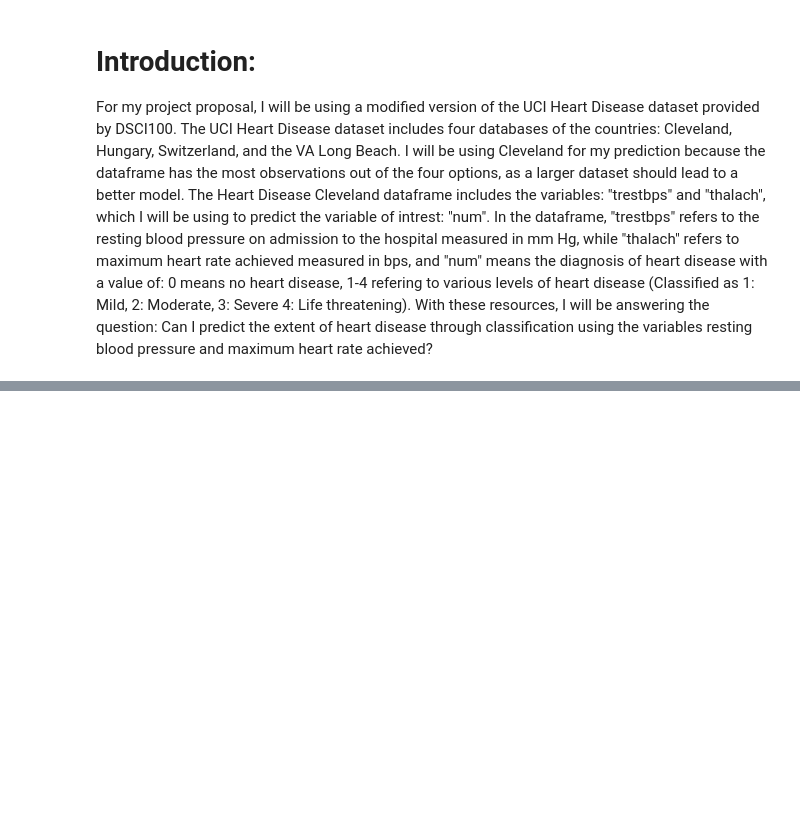
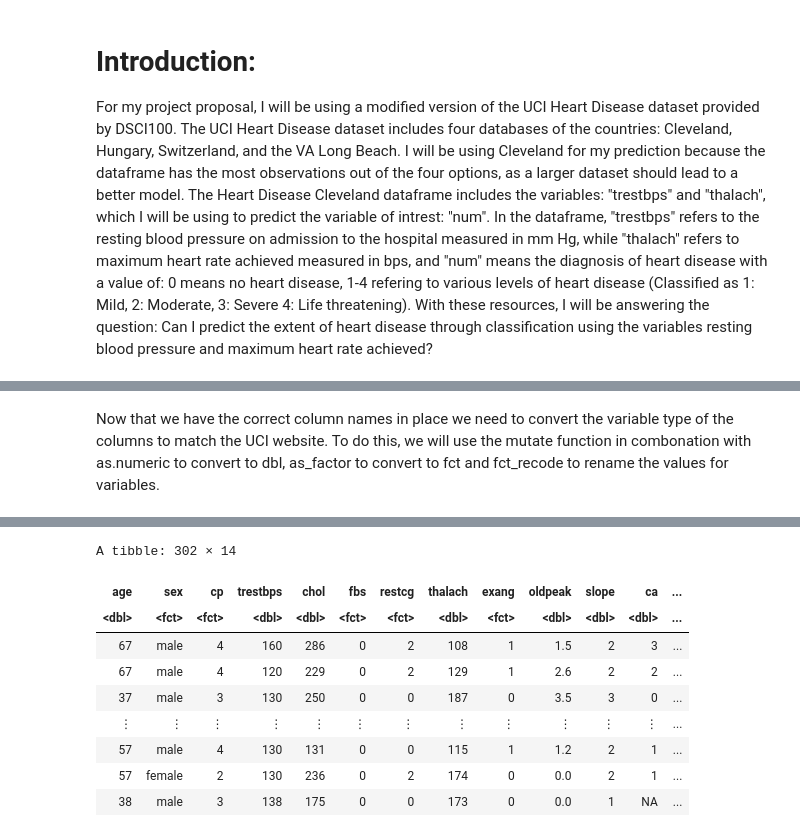
Before and after one commit to jchen278/dsci100_project, a Jupyter notebook: project_proposal.ipynb, the cells around one changed output, grey strips where cells are left out. Saved outputs shown, nothing was run; the diff lists cells and outputs as text; code cells hidden in the pictures; blank space fills up the shorter version.

```diff
--- a/project_proposal.ipynb
+++ b/project_proposal.ipynb
@@ -38,0 +68,16 @@ Warning message:
+# %% [markdown]
+Now that we have the correct column names in place we need to convert the variable type of the columns to match the UCI website. To do this, we will use the mutate function in combonation with as.numeric to convert to dbl, as_factor to convert to fct and fct_recode to rename the values for variables.
+# %%
+
+cleveland_clean <- cleveland_data |>
+                    mutate(age = as.numeric(age), sex = as_factor(sex), cp = as_factor(cp),
+                           trestbps = as.numeric(trestbps), chol = as.numeric(chol), fbs = as_factor(fbs),
+                           restcg = as_factor(restcg), thalach = as.numeric(thalach), exang = as_factor(exang),
+                           oldpeak = as.numeric(oldpeak), slope = as.numeric(slope), ca = as.numeric(ca),
+                           thal = as_factor(thal), num = as.factor(num)) |>
+                    mutate(sex = fct_recode(sex, "male" = "1", "female" = "0"),
+                           num = fct_recode(num, "No heart disease" = "0", "Mild"="1", "Moderate" = "2",
+                                            "Serious" = "3", "Life threatening" = "4"))
+
+cleveland_clean
+# %% [output]
@@ -38,0 +89,10 @@ Warning message:
+A tibble: 302 × 14
+| age | sex | cp | trestbps | chol | fbs | restcg | thalach | exang | oldpeak | slope | ca | ... |
+| <dbl> | <fct> | <fct> | <dbl> | <dbl> | <fct> | <fct> | <dbl> | <fct> | <dbl> | <dbl> | <dbl> | ... |
+| 67 | male | 4 | 160 | 286 | 0 | 2 | 108 | 1 | 1.5 | 2 | 3 | ... |
+| 67 | male | 4 | 120 | 229 | 0 | 2 | 129 | 1 | 2.6 | 2 | 2 | ... |
+| 37 | male | 3 | 130 | 250 | 0 | 0 | 187 | 0 | 3.5 | 3 | 0 | ... |
+| ⋮ | ⋮ | ⋮ | ⋮ | ⋮ | ⋮ | ⋮ | ⋮ | ⋮ | ⋮ | ⋮ | ⋮ | ... |
+| 57 | male | 4 | 130 | 131 | 0 | 0 | 115 | 1 | 1.2 | 2 | 1 | ... |
+| 57 | female | 2 | 130 | 236 | 0 | 2 | 174 | 0 | 0.0 | 2 | 1 | ... |
+| 38 | male | 3 | 138 | 175 | 0 | 0 | 173 | 0 | 0.0 | 1 | NA | ... |
```
Also changed, not shown: parts of 15 cells of this notebook.
